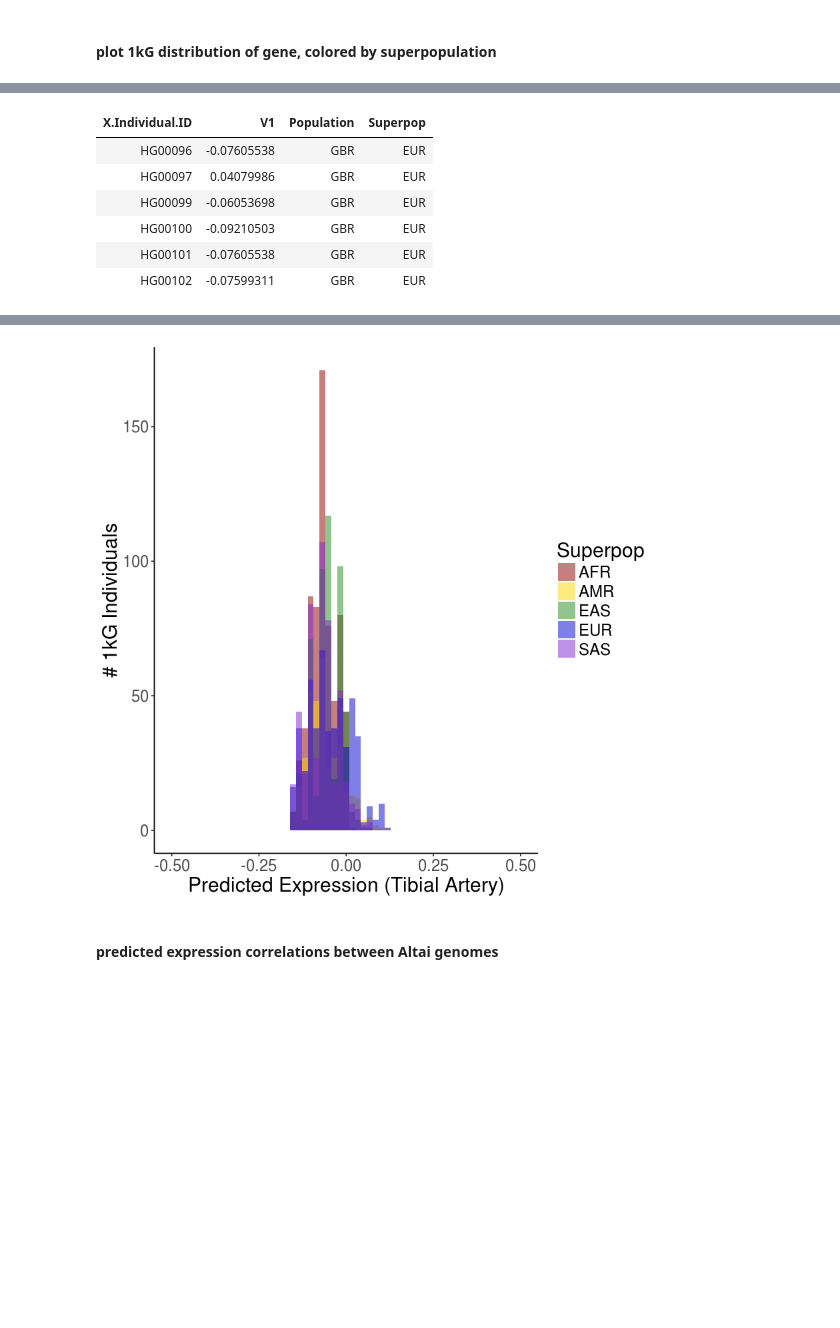
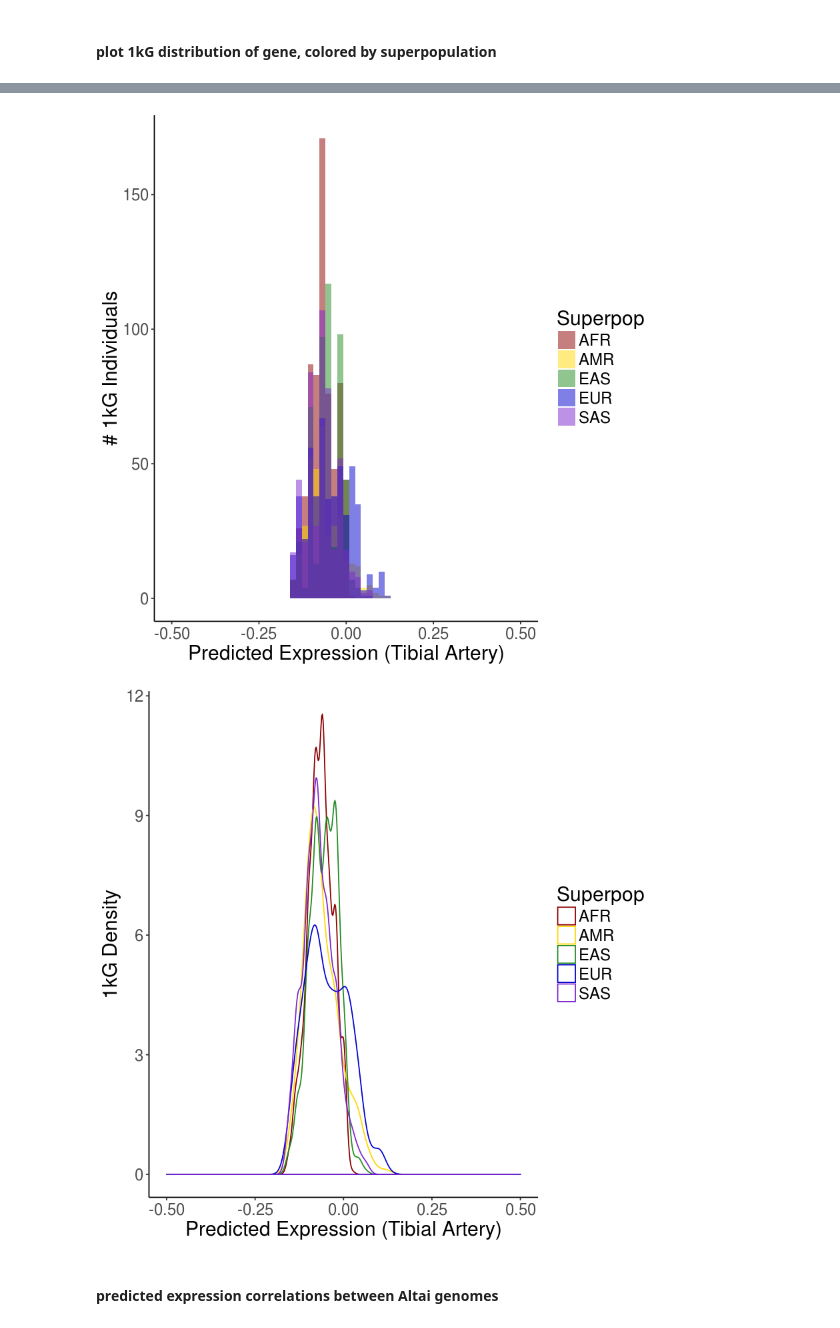
Before and after one commit to colbrall/neanderthal_predixcan_manuscript, a Jupyter notebook: scripts/neanderthal_predixcan_plots.ipynb, the cells around one changed output, grey strips where cells are left out. Cells and saved outputs as stored; diff of their text form; code cells hidden in the pictures; blank space fills up the shorter version.

```diff
--- a/scripts/neanderthal_predixcan_plots.ipynb
+++ b/scripts/neanderthal_predixcan_plots.ipynb
@@ -654,34 +641,36 @@ ggsave("dist_tibArt.pdf",width=5, height=4)
 # %% [markdown]
 #### plot 1kG distribution of gene, colored by superpopulation
 # %%
-dist <- read.delim("~/Dropbox (VU Basic Sciences)/predixcan/results/exp_dist_1kG/zdbf2_tibArt.txt",header =T)
+dist_path <- "~/Dropbox (VU Basic Sciences)/predixcan/results/exp_dist_1kG/zdbf2_tibArt.txt"
+id_path <- "~/Dropbox (VU Basic Sciences)/predixcan/data/1kG_SuperPop_IDs.txt"
+
+dist <- read.delim(dist_path,header =T)
 dist$X.gene<- NULL
 dist <- tibble::rownames_to_column(as.data.frame(t(dist)), "X.Individual.ID")
 
-pop_ids <- read.delim("~/Dropbox (VU Basic Sciences)/predixcan/data/1kG_SuperPop_IDs.txt",header =T)
+pop_ids <- read.delim(id_path,header =T)
 dist <- inner_join(dist,pop_ids)
-head(dist)
+
 ggplot(dist,aes(V1)) + geom_histogram(bins = 60,aes(fill=Superpop),alpha=0.75) + xlab("Predicted Expression (Tibial Artery)") + ylab("# 1kG Individuals") +
   theme_classic() + scale_fill_manual(values=c("darkred","gold","forestgreen","mediumblue","purple3")) +
   theme(text = element_text(size=18),axis.title.x= element_text(size = 18),axis.title.y=element_text(size = 18)) +xlim(-0.5,0.5)
 ggsave("dist_tibArt_pops_stacked.pdf",width=5, height=4)
 ggplot(dist,aes(V1)) + geom_histogram(bins = 60,aes(fill=Superpop),alpha=0.5,position = 'identity') + xlab("Predicted Expression (Tibial Artery)") + ylab("# 1kG Individuals") +
   theme_classic() + scale_fill_manual(values=c("darkred","gold","forestgreen","mediumblue","purple3")) +
   theme(text = element_text(size=18),axis.title.x= element_text(size = 18),axis.title.y=element_text(size = 18)) +xlim(-0.5,0.5)
 ggsave("dist_tibArt_pops_overlap.pdf",width=5, height=4)
+ggplot(dist) +
+  geom_density(aes(x=V1,colour=Superpop)) + xlab("Predicted Expression (Tibial Artery)") + ylab("1kG Density") +
+  theme_classic() + scale_colour_manual(values=c("darkred","gold","forestgreen","mediumblue","purple3")) +
+  theme(text = element_text(size=18),axis.title.x= element_text(size = 18),axis.title.y=element_text(size = 18)) +xlim(-0.5,0.5)
+ggsave("dist_tibArt_pops_density.pdf",width=5, height=4)
 # %% [output]
 Joining, by = "X.Individual.ID"
 Warning message:
 “Column `X.Individual.ID` joining character vector and factor, coercing into character vector”
-| X.Individual.ID | V1 | Population | Superpop |
-| HG00096 | -0.07605538 | GBR | EUR |
-| HG00097 | 0.04079986 | GBR | EUR |
-| HG00099 | -0.06053698 | GBR | EUR |
-| HG00100 | -0.09210503 | GBR | EUR |
-| HG00101 | -0.07605538 | GBR | EUR |
-| HG00102 | -0.07599311 | GBR | EUR |
 [figure]
 [figure]
+[figure, added]
 # %% [markdown]
 #### predicted expression correlations between Altai genomes
 # %%
```
Also changed, not shown: parts of 7 cells of this notebook.
